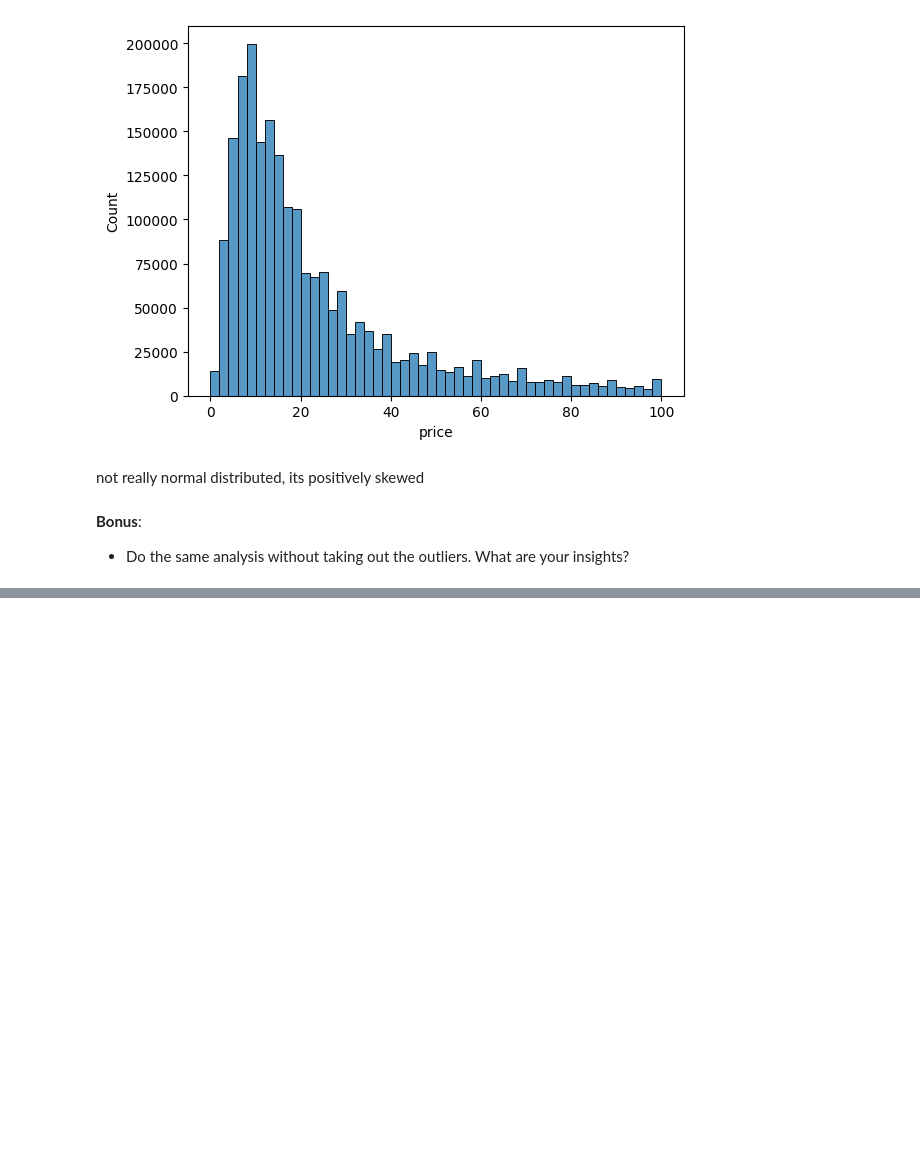
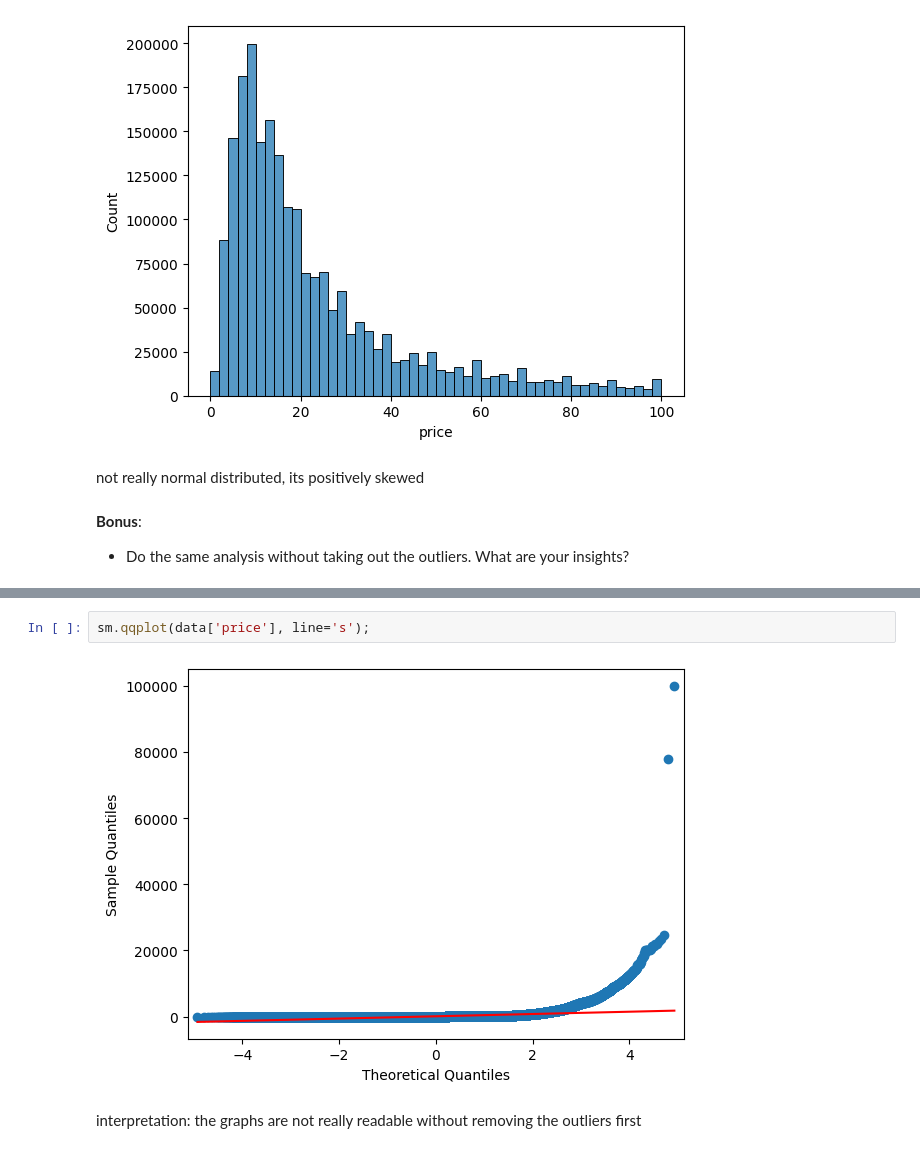
Before and after one commit to jan463/lab-eda-bivariate, a Jupyter notebook: lab_eda_bivariate.ipynb, the cells around one changed output, grey strips where cells are left out. Saved outputs shown, nothing was run; the diff lists cells and outputs as text; blank space fills up the shorter version.

```diff
--- a/lab_eda_bivariate.ipynb
+++ b/lab_eda_bivariate.ipynb
@@ -357,0 +363,6 @@ not really normal distributed, its positively skewed
+# %%
+sm.qqplot(data['price'], line='s');
+# %% [output]
+[figure, added]
+# %% [markdown]
+interpretation: the graphs are not really readable without removing the outliers first
```
Also changed, not shown: parts of 1 cell of this notebook.
